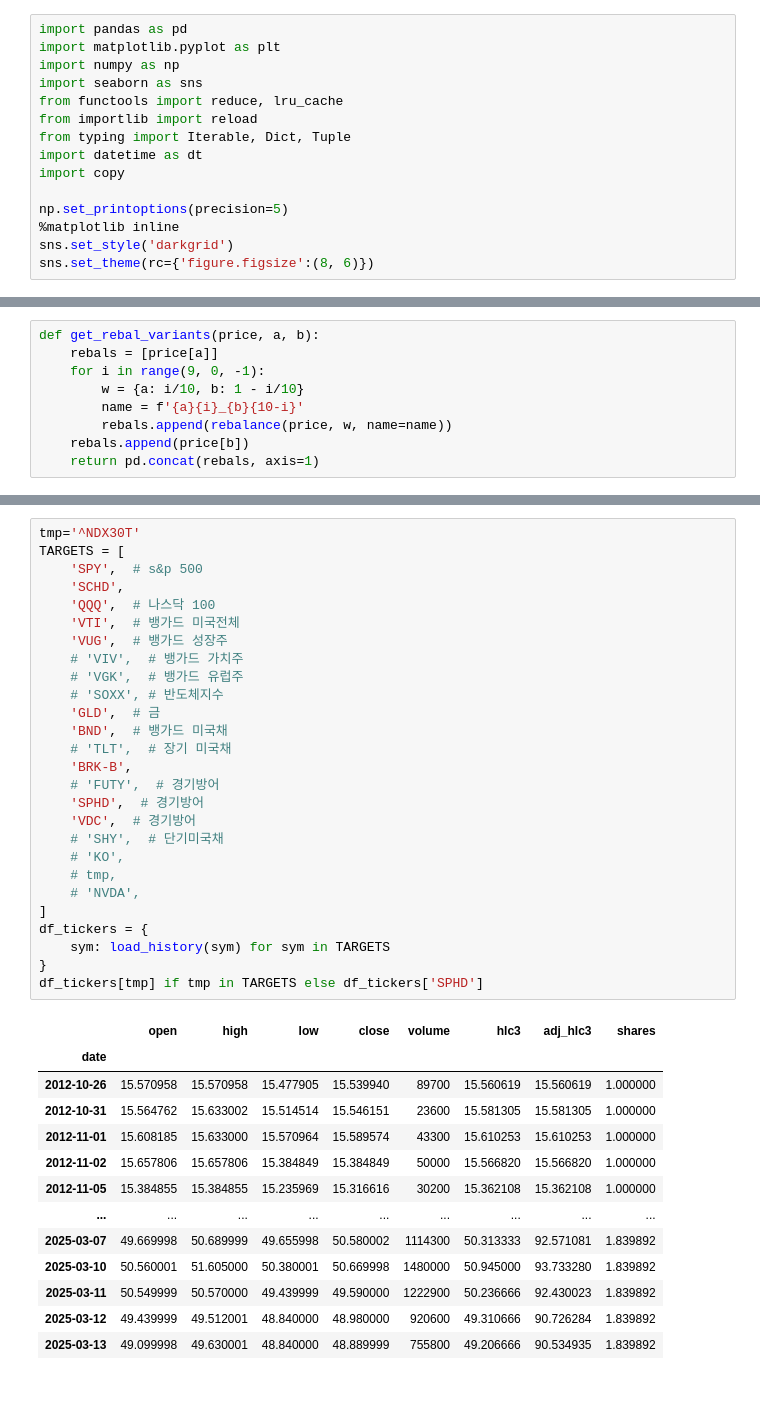
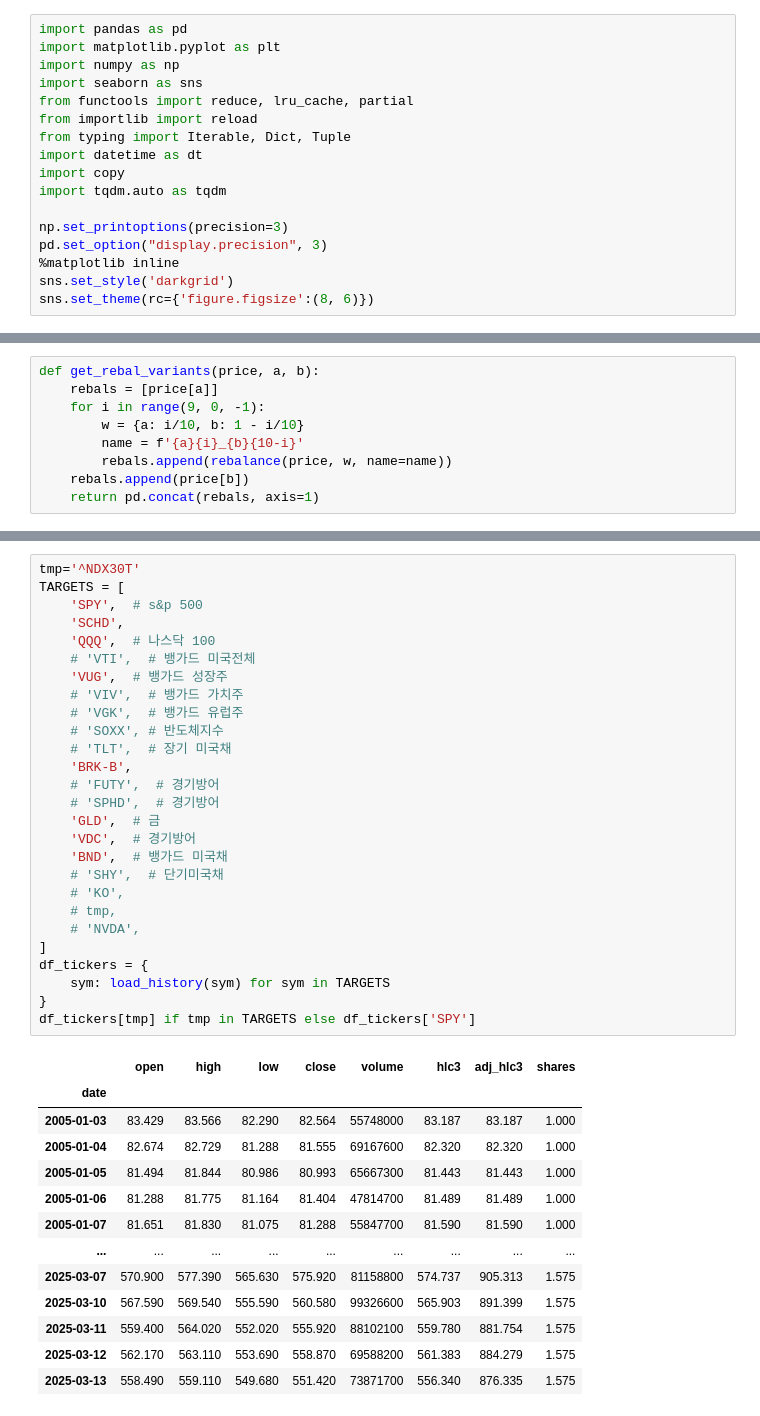
Before and after one commit to Thxios/financial_analysis, a Jupyter notebook: riskreturn.ipynb, the cells around one changed output, grey strips where cells are left out. Drawn from its saved outputs; the diff is of its cells as text.

```diff
--- a/riskreturn.ipynb
+++ b/riskreturn.ipynb
@@ -3,13 +3,15 @@ import pandas as pd
 import matplotlib.pyplot as plt
 import numpy as np
 import seaborn as sns
-from functools import reduce, lru_cache
+from functools import reduce, lru_cache, partial
 from importlib import reload
 from typing import Iterable, Dict, Tuple
 import datetime as dt
 import copy
+import tqdm.auto as tqdm
 
-np.set_printoptions(precision=5)
+np.set_printoptions(precision=3)
+pd.set_option("display.precision", 3)
 %matplotlib inline
 sns.set_style('darkgrid')
 sns.set_theme(rc={'figure.figsize':(8, 6)})
@@ -166,41 +195,41 @@ cash_df
 # %%
 tmp='^NDX30T'
 TARGETS = [
     'SPY',  # s&p 500
     'SCHD',
     'QQQ',  # 나스닥 100
-    'VTI',  # 뱅가드 미국전체
+    # 'VTI',  # 뱅가드 미국전체
     'VUG',  # 뱅가드 성장주
     # 'VIV',  # 뱅가드 가치주
     # 'VGK',  # 뱅가드 유럽주
     # 'SOXX', # 반도체지수
-    'GLD',  # 금
-    'BND',  # 뱅가드 미국채
     # 'TLT',  # 장기 미국채
     'BRK-B',
     # 'FUTY',  # 경기방어
-    'SPHD',  # 경기방어
+    # 'SPHD',  # 경기방어
+    'GLD',  # 금
     'VDC',  # 경기방어
+    'BND',  # 뱅가드 미국채
     # 'SHY',  # 단기미국채
     # 'KO',
     # tmp,
     # 'NVDA',
 ]
 df_tickers = {
     sym: load_history(sym) for sym in TARGETS
 }
-df_tickers[tmp] if tmp in TARGETS else df_tickers['SPHD']
+df_tickers[tmp] if tmp in TARGETS else df_tickers['SPY']
 # %% [output]
 |  | open | high | low | close | volume | hlc3 | adj_hlc3 | shares |
 | date |  |  |  |  |  |  |  |  |
-| 2012-10-26 | 15.570958 | 15.570958 | 15.477905 | 15.539940 | 89700 | 15.560619 | 15.560619 | 1.000000 |
-| 2012-10-31 | 15.564762 | 15.633002 | 15.514514 | 15.546151 | 23600 | 15.581305 | 15.581305 | 1.000000 |
-| 2012-11-01 | 15.608185 | 15.633000 | 15.570964 | 15.589574 | 43300 | 15.610253 | 15.610253 | 1.000000 |
-| 2012-11-02 | 15.657806 | 15.657806 | 15.384849 | 15.384849 | 50000 | 15.566820 | 15.566820 | 1.000000 |
-| 2012-11-05 | 15.384855 | 15.384855 | 15.235969 | 15.316616 | 30200 | 15.362108 | 15.362108 | 1.000000 |
+| 2005-01-03 | 83.429 | 83.566 | 82.290 | 82.564 | 55748000 | 83.187 | 83.187 | 1.000 |
+| 2005-01-04 | 82.674 | 82.729 | 81.288 | 81.555 | 69167600 | 82.320 | 82.320 | 1.000 |
+| 2005-01-05 | 81.494 | 81.844 | 80.986 | 80.993 | 65667300 | 81.443 | 81.443 | 1.000 |
+| 2005-01-06 | 81.288 | 81.775 | 81.164 | 81.404 | 47814700 | 81.489 | 81.489 | 1.000 |
+| 2005-01-07 | 81.651 | 81.830 | 81.075 | 81.288 | 55847700 | 81.590 | 81.590 | 1.000 |
 | ... | ... | ... | ... | ... | ... | ... | ... | ... |
-| 2025-03-07 | 49.669998 | 50.689999 | 49.655998 | 50.580002 | 1114300 | 50.313333 | 92.571081 | 1.839892 |
-| 2025-03-10 | 50.560001 | 51.605000 | 50.380001 | 50.669998 | 1480000 | 50.945000 | 93.733280 | 1.839892 |
-| 2025-03-11 | 50.549999 | 50.570000 | 49.439999 | 49.590000 | 1222900 | 50.236666 | 92.430023 | 1.839892 |
-| 2025-03-12 | 49.439999 | 49.512001 | 48.840000 | 48.980000 | 920600 | 49.310666 | 90.726284 | 1.839892 |
-| 2025-03-13 | 49.099998 | 49.630001 | 48.840000 | 48.889999 | 755800 | 49.206666 | 90.534935 | 1.839892 |
+| 2025-03-07 | 570.900 | 577.390 | 565.630 | 575.920 | 81158800 | 574.737 | 905.313 | 1.575 |
+| 2025-03-10 | 567.590 | 569.540 | 555.590 | 560.580 | 99326600 | 565.903 | 891.399 | 1.575 |
+| 2025-03-11 | 559.400 | 564.020 | 552.020 | 555.920 | 88102100 | 559.780 | 881.754 | 1.575 |
+| 2025-03-12 | 562.170 | 563.110 | 553.690 | 558.870 | 69588200 | 561.383 | 884.279 | 1.575 |
+| 2025-03-13 | 558.490 | 559.110 | 549.680 | 551.420 | 73871700 | 556.340 | 876.335 | 1.575 |
```
Also changed, not shown: parts of 36 cells of this notebook, 22 other files.
